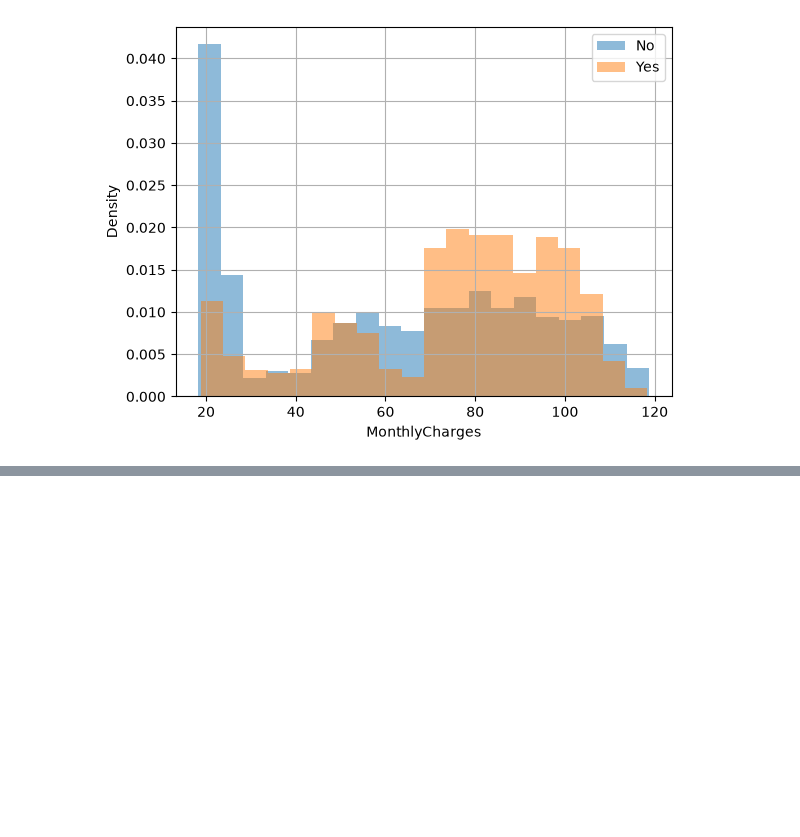
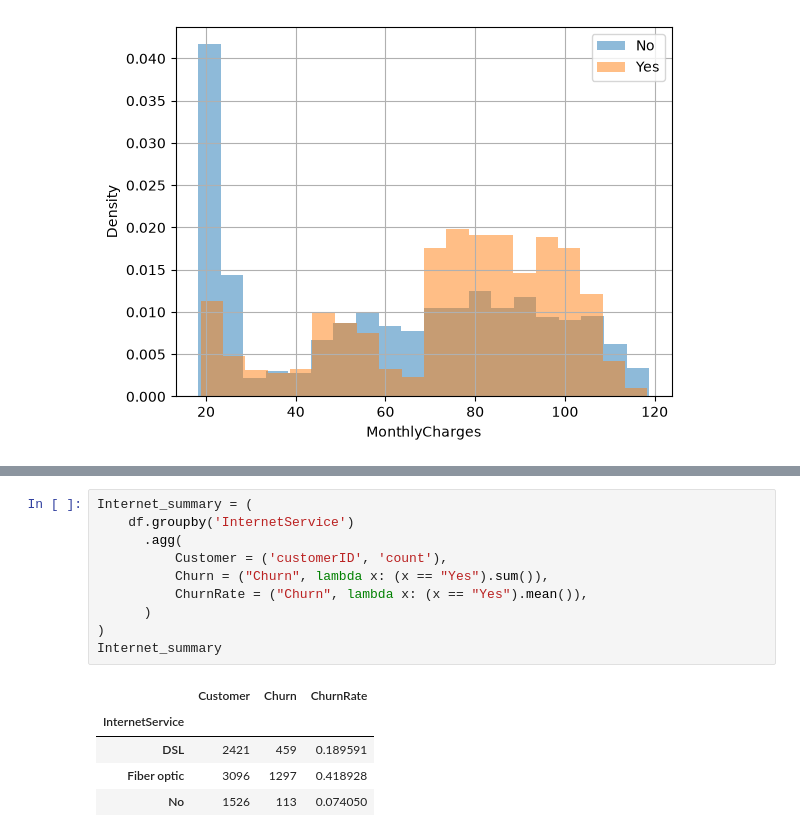
Before and after one commit to vdcmhaodl/Telco-customer-churn-prediction, a Jupyter notebook: notebooks/02_business_eda.ipynb, the cells around one changed output, grey strips where cells are left out. Cells and saved outputs as stored; diff of their text form; blank space fills up the shorter version.

```diff
--- a/notebooks/02_business_eda.ipynb
+++ b/notebooks/02_business_eda.ipynb
@@ -231,0 +275,16 @@ plt.show()
+# %%
+Internet_summary = (
+    df.groupby('InternetService')
+      .agg(
+          Customer = ('customerID', 'count'),
+          Churn = ("Churn", lambda x: (x == "Yes").sum()),
+          ChurnRate = ("Churn", lambda x: (x == "Yes").mean()),
+      )
+)
+Internet_summary
+# %% [output]
+|  | Customer | Churn | ChurnRate |
+| InternetService |  |  |  |
+| DSL | 2421 | 459 | 0.189591 |
+| Fiber optic | 3096 | 1297 | 0.418928 |
+| No | 1526 | 113 | 0.074050 |
```
Also changed, not shown: parts of 10 cells of this notebook.
